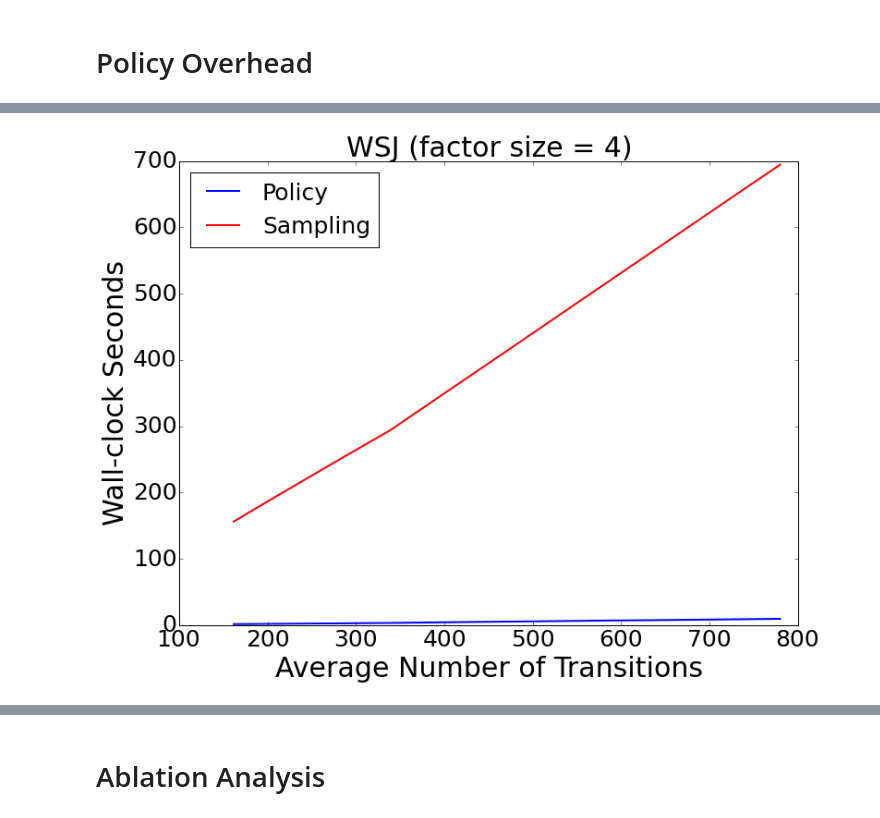
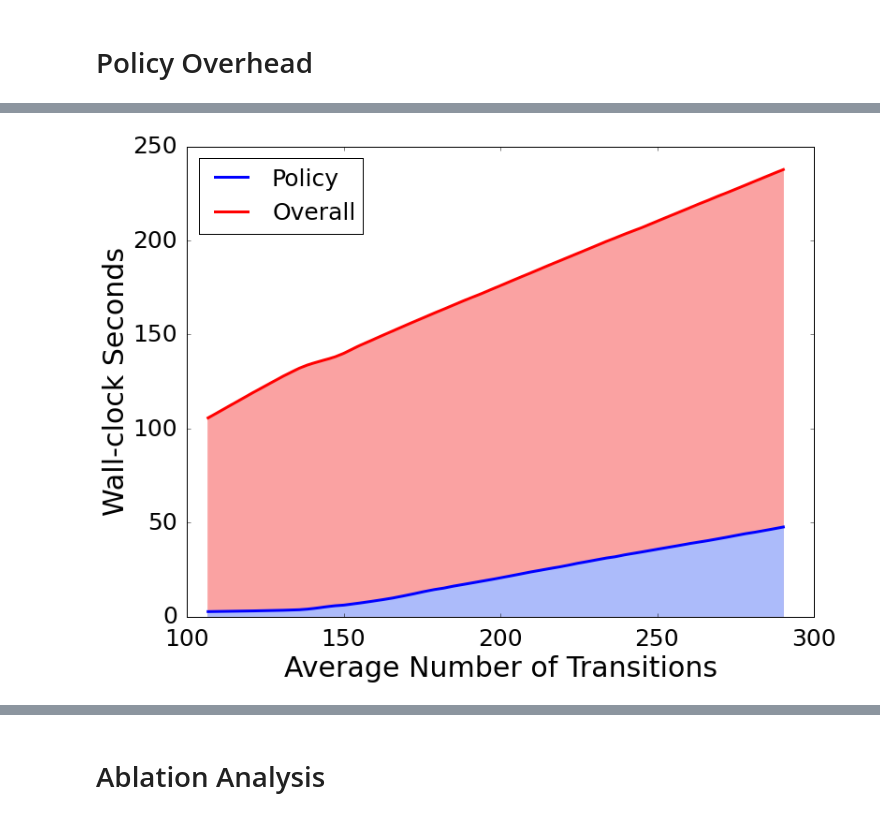
Before and after one commit to strin/HeteroSampler, a Jupyter notebook: shipping.ipynb, the cells around one changed output, grey strips where cells are left out. Drawn from its saved outputs; the diff is of its cells as text; code cells hidden in the pictures.

```diff
--- a/shipping.ipynb
+++ b/shipping.ipynb
@@ -65,37 +66,49 @@ The autoreload extension is already loaded. To reload it, use:
 # %% [markdown]
 # Performance with different budgets
 # %%
+import matplotlib.font_manager as fm
+fm.FontProperties(family='font.serif')
+
 def plotPerformanceWithBudgets(paths, _title, _xlabel, _ylabel,
-    _linewidth = 2.0,
+    _linewidth = 3.0,
     _labelsize = 30,
     _legendsize = 25,
     _ticksize = 25,
-    _markersize = 5):
+    _markersize = 0,
+    time_scale = 1,
+    acc_scale = 1):
     h = figure(num=None, figsize=(10, 7.5), dpi=80)
-    plot(*loadAcc(paths[0]), color='r', marker='s', markersize=_markersize, linewidth=_linewidth)
-    # plot(*loadAcc('test/ner/w2/f2/blockpolicy/oracle-nosp/0/tcall_b*/policy.xml'))
-    plot(*loadAcc(paths[1]), color='b', marker='^', markersize=_markersize, linewidth=_linewidth)
+    (time, acc) = loadAcc(paths[0])
+    plot(np.array(time) / time_scale, np.array(acc) / acc_scale, color='r', marker='s', markersize=_markersize, linewidth=_linewidth)
+    (time, acc) = loadAcc(paths[1])
+    plot(np.array(time) / time_scale, np.array(acc) / acc_scale, color='b', marker='^', markersize=_markersize, linewidth=_linewidth)
     title(_title, fontsize=_labelsize)
     xlabel(_xlabel, fontsize=_labelsize)
     ylabel(_ylabel, fontsize=_labelsize)
     legend(['All features', 'baseline'], loc=4, fontsize=_legendsize)
     tick_params(axis='both', which='major', labelsize=_ticksize)
+    pylab.rcParams['xtick.major.pad']='12'
+    pylab.rcParams['ytick.major.pad']='12'
     return h
 
 def plotPolicyOverhead(path,  _title, _xlabel, _ylabel,
-    _linewidth = 2.0,
+    _linewidth = 3.0,
     _labelsize = 30,
     _legendsize = 25,
     _ticksize = 25,
     _markersize = 5):
     figure(num=None, figsize=(12, 9), dpi=80)
     (time, sample, policy) = loadWallclock(path)
-    plot(time, policy, color='b', linewidth=_linewidth)
-    plot(time, sample, color='r', linewidth=_linewidth)
+    plot(time, np.array(policy), color='b', linewidth=_linewidth)
+    plot(time, np.array(sample)+np.array(policy), color='r', linewidth=_linewidth, fillstyle='bottom')
+    fill_between(time,np.array(sample)+np.array(policy),0,color='#FAA2A2')
+    fill_between(time,np.array(policy),0,color='#ACBBFA')
     title(_title, fontsize=_labelsize)
     xlabel(_xlabel, fontsize=_labelsize)
     ylabel(_ylabel, fontsize=_labelsize)
-    legend(['Policy', 'Sampling'], loc=2, fontsize=_legendsize)
+    pylab.rcParams['xtick.major.pad']='12'
+    pylab.rcParams['ytick.major.pad']='12'
+    legend(['Policy', 'Overall'], loc=2, fontsize=_legendsize)
     tick_params(axis='both', which='major', labelsize=_ticksize)
 # %% [markdown]
 ### to do:
@@ -173,8 +216,8 @@ savefig('figure/ner-f4-wc.pdf')
 # %%
-plotPolicyOverhead('test/wsj/f4/blockpolicy/all/2/tcall_b*/policy.xml',
-                   _title='WSJ (factor size = 4)',
+plotPolicyOverhead('test/opengm/scene/blockpolicy/default/0/tcall_b*/policy.xml',
+                   _title='',
                    _xlabel='Average Number of Transitions',
                    _ylabel='Wall-clock Seconds')
-savefig('figure/budget/wsj-f4-wc.pdf')
+savefig('figure/budget/opengm-scene-decomposition-wc.pdf', bbox_inches='tight')
 # %% [output]
-[figure, old version]
+[figure, new version]
```
Also changed, not shown: parts of 34 cells of this notebook, 3 other files.
